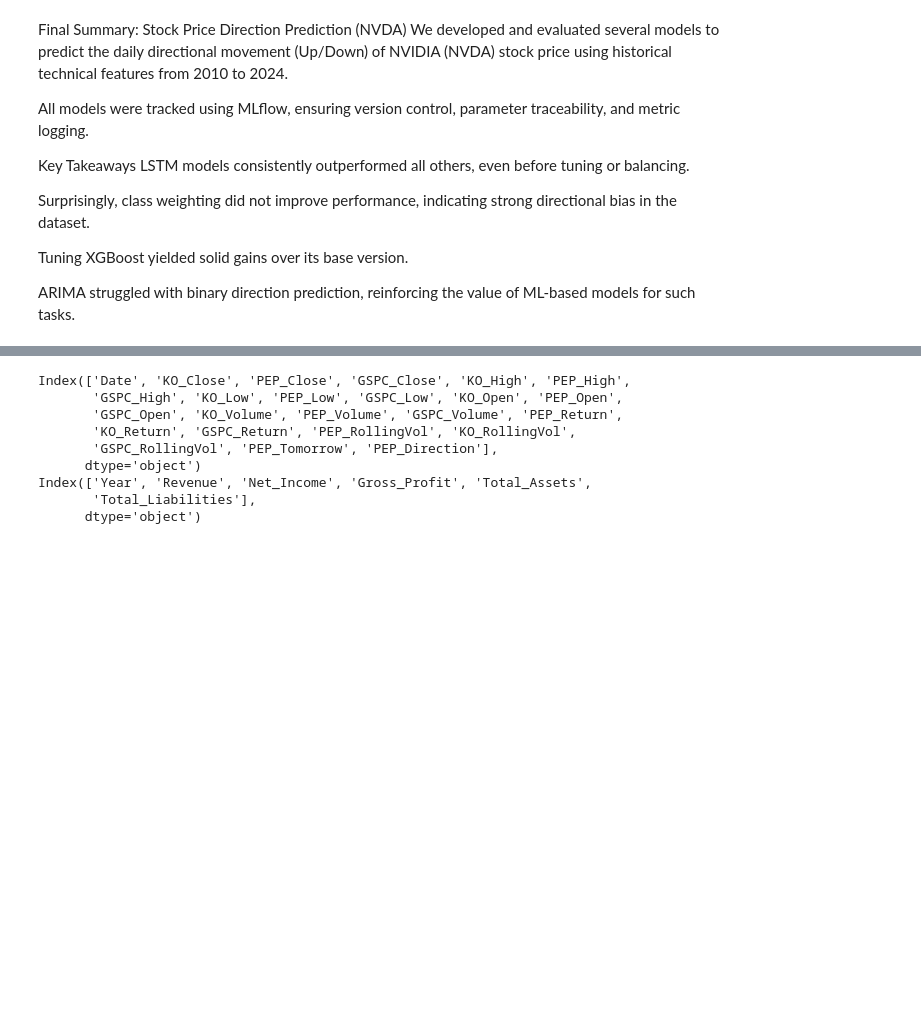
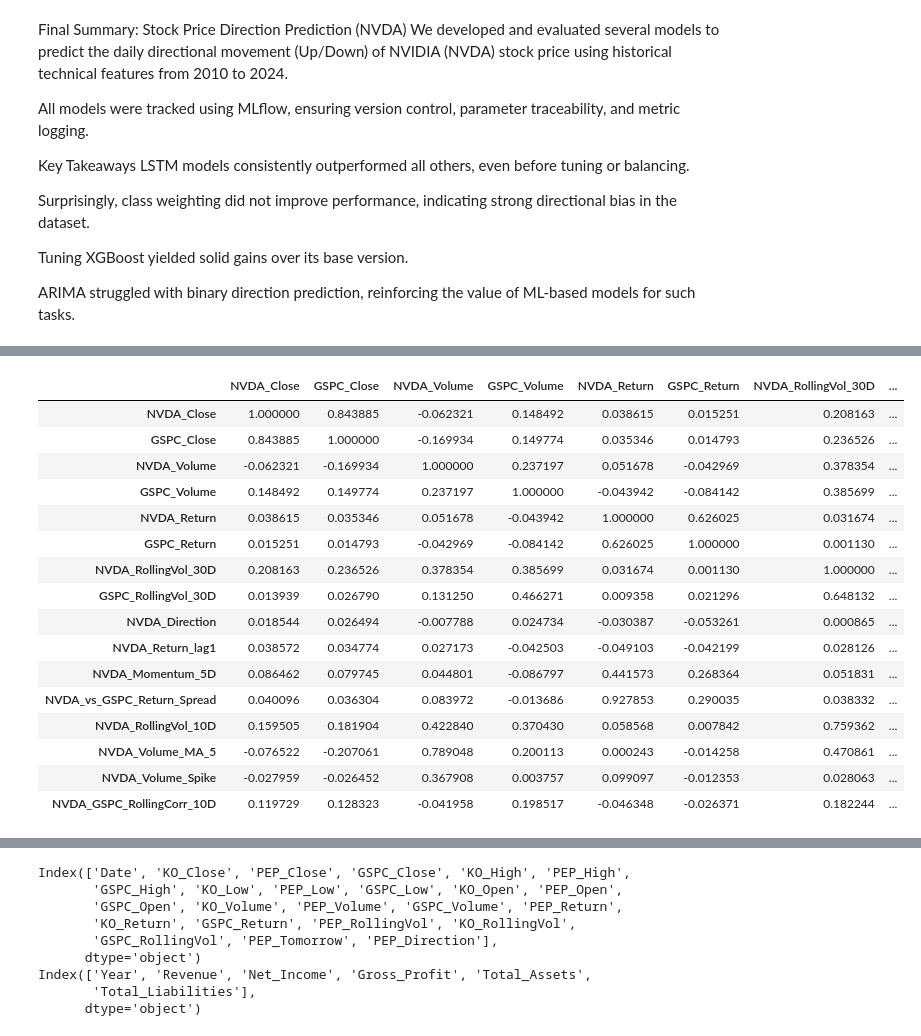
Before and after one commit to gideonkomayin/stockmarket-analysis-amdari, a Jupyter notebook: nvidia stockmarketanalysis.ipynb, the cells around one changed output, grey strips where cells are left out. Saved outputs shown, nothing was run; the diff lists cells and outputs as text; code cells hidden in the pictures; blank space fills up the shorter version.

```diff
--- a/nvidia stockmarketanalysis.ipynb
+++ b/nvidia stockmarketanalysis.ipynb
@@ -1926,0 +1945,10 @@ ARIMA struggled with binary direction prediction, reinforcing the value of ML-ba
+# %%
+import pandas as pd
+import numpy as np
+import matplotlib.pyplot as plt
+import warnings
+warnings.filterwarnings("ignore")
+
+
+df = pd.read_csv("stock_data.csv", index_col="Date")
+df.head()
@@ -1967,0 +2237,22 @@ Index(['KO_Close', 'PEP_Close', 'GSPC_Close', 'KO_High', 'PEP_High',
+# %%
+import pandas as pd
+import numpy as np
+
+# Lagged Returns
+# df['NVDA_Return_lag2'] = df['NVDA_Return'].shift(2)
+
+# Momentum
+df['NVDA_Momentum_5D'] = df['NVDA_Close'].pct_change(5)
+
+# Market-Relative Spread
+df['NVDA_vs_GSPC_Return_Spread'] = df['NVDA_Return'] - df['GSPC_Return']
+
+# Volatility
+df['NVDA_RollingVol_10D'] = df['NVDA_Return'].rolling(10).std()
+
+# Volume Spike
+df['NVDA_Volume_MA_5'] = df['NVDA_Volume'].rolling(5).mean()
+df['NVDA_Volume_Spike'] = (df['NVDA_Volume'] > 2 * df['NVDA_Volume_MA_5']).astype(int)
+
+# Rolling Correlation
+df['NVDA_GSPC_RollingCorr_10D'] = df['NVDA_Return'].rolling(10).corr(df['GSPC_Return'])
@@ -1967,0 +2279,3 @@ Index(['KO_Close', 'PEP_Close', 'GSPC_Close', 'KO_High', 'PEP_High',
+# %%
+columns_to_drop = ['QUBT_Close', 'QUBT_Volume', 'QUBT_Return', 'QUBT_RollingVol']
+df = df.drop(columns=columns_to_drop)
@@ -1967,0 +2307,25 @@ Index(['KO_Close', 'PEP_Close', 'GSPC_Close', 'KO_High', 'PEP_High',
+# %%
+df = df.rename(columns={
+    'NVDA_RollingVol': 'NVDA_RollingVol_30D',
+    'GSPC_RollingVol': 'GSPC_RollingVol_30D'
+})
+# %%
+df.corr()
+# %% [output]
+|  | NVDA_Close | GSPC_Close | NVDA_Volume | GSPC_Volume | NVDA_Return | GSPC_Return | NVDA_RollingVol_30D | ... |
+| NVDA_Close | 1.000000 | 0.843885 | -0.062321 | 0.148492 | 0.038615 | 0.015251 | 0.208163 | ... |
+| GSPC_Close | 0.843885 | 1.000000 | -0.169934 | 0.149774 | 0.035346 | 0.014793 | 0.236526 | ... |
+| NVDA_Volume | -0.062321 | -0.169934 | 1.000000 | 0.237197 | 0.051678 | -0.042969 | 0.378354 | ... |
+| GSPC_Volume | 0.148492 | 0.149774 | 0.237197 | 1.000000 | -0.043942 | -0.084142 | 0.385699 | ... |
+| NVDA_Return | 0.038615 | 0.035346 | 0.051678 | -0.043942 | 1.000000 | 0.626025 | 0.031674 | ... |
+| GSPC_Return | 0.015251 | 0.014793 | -0.042969 | -0.084142 | 0.626025 | 1.000000 | 0.001130 | ... |
+| NVDA_RollingVol_30D | 0.208163 | 0.236526 | 0.378354 | 0.385699 | 0.031674 | 0.001130 | 1.000000 | ... |
+| GSPC_RollingVol_30D | 0.013939 | 0.026790 | 0.131250 | 0.466271 | 0.009358 | 0.021296 | 0.648132 | ... |
+| NVDA_Direction | 0.018544 | 0.026494 | -0.007788 | 0.024734 | -0.030387 | -0.053261 | 0.000865 | ... |
+| NVDA_Return_lag1 | 0.038572 | 0.034774 | 0.027173 | -0.042503 | -0.049103 | -0.042199 | 0.028126 | ... |
+| NVDA_Momentum_5D | 0.086462 | 0.079745 | 0.044801 | -0.086797 | 0.441573 | 0.268364 | 0.051831 | ... |
+| NVDA_vs_GSPC_Return_Spread | 0.040096 | 0.036304 | 0.083972 | -0.013686 | 0.927853 | 0.290035 | 0.038332 | ... |
+| NVDA_RollingVol_10D | 0.159505 | 0.181904 | 0.422840 | 0.370430 | 0.058568 | 0.007842 | 0.759362 | ... |
+| NVDA_Volume_MA_5 | -0.076522 | -0.207061 | 0.789048 | 0.200113 | 0.000243 | -0.014258 | 0.470861 | ... |
+| NVDA_Volume_Spike | -0.027959 | -0.026452 | 0.367908 | 0.003757 | 0.099097 | -0.012353 | 0.028063 | ... |
+| NVDA_GSPC_RollingCorr_10D | 0.119729 | 0.128323 | -0.041958 | 0.198517 | -0.046348 | -0.026371 | 0.182244 | ... |
```
Also changed, not shown: parts of 28 cells of this notebook, 59 other files.
